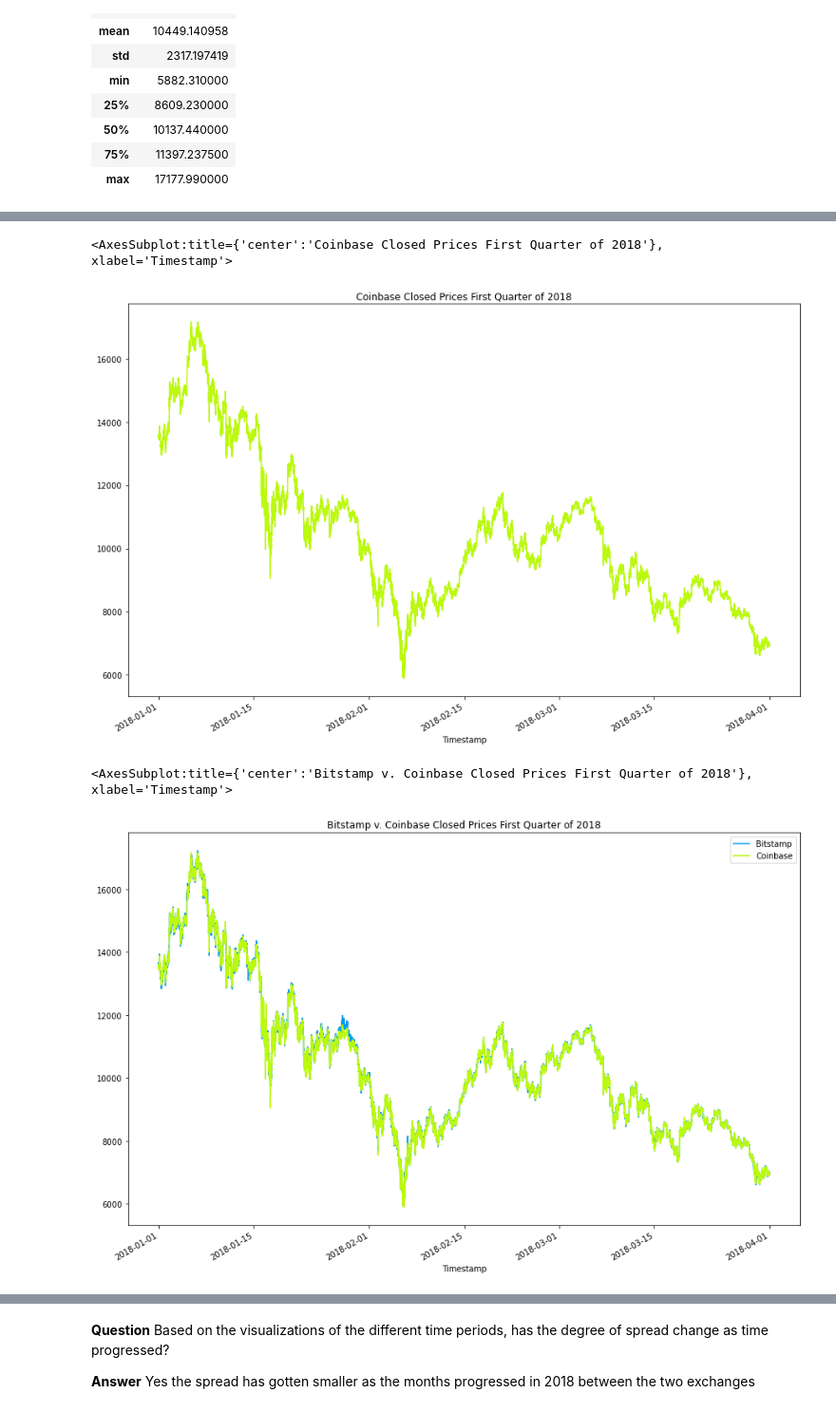
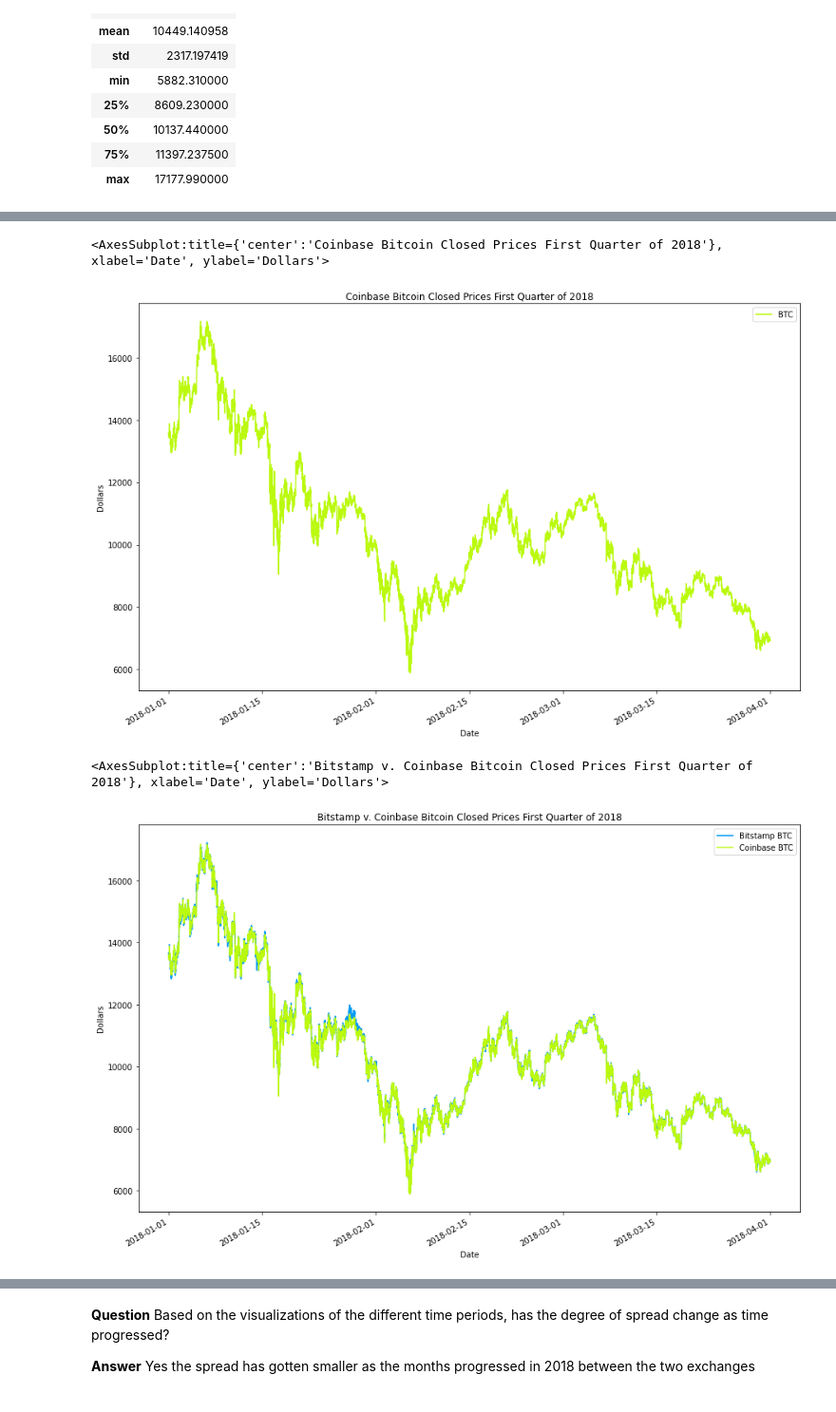
Before and after one commit to drew94591/Crypto_Arbitrage, a Jupyter notebook: crypto_arbitrage.ipynb, the cells around one changed output, grey strips where cells are left out. Shown at 95% size. Drawn from its saved outputs; the diff is of its cells as text; code cells hidden in the pictures.

```diff
--- a/crypto_arbitrage.ipynb
+++ b/crypto_arbitrage.ipynb
@@ -181,7 +181,7 @@ bitstamp.describe()
 ### Step 2: Use the `str.replace` function to remove the dollar signs ($) from the values in the Close column.
 # %%
 # Use the str.replace function to remove the dollar sign, $
-bitstamp.loc[:, "Close"] = bitstamp.loc[:, "Close"].str.replace("$", "")
+bitstamp.loc[:, "Close"] = bitstamp.loc[:, "Close"].str.replace("$", "", regex=True)
 # %%
 # Confirm $ sign has been removed
 bitstamp.head()
@@ -296,7 +296,7 @@ coinbase.describe()
 | max | 17178.000000 | 17178.000000 | 17177.990000 | 959.084903 | 1.152334e+07 | 17177.995495 |
 # %%
 # Use the str.replace function to remove the dollar sign, $
-coinbase.loc[:, "Close"] = coinbase.loc[:, "Close"].str.replace("$", "")
+coinbase.loc[:, "Close"] = coinbase.loc[:, "Close"].str.replace("$", "", regex=True)
 # %%
 # Confirm $ sign has been removed
 coinbase.head()
@@ -445,19 +445,19 @@ bitstamp_sliced["Close"].plot(figsize=(15,10), title="Bitstamp Closed Prices Fir
 # %%
 # Create a line plot for the coinbase DataFrame for the full length of time in the dataset
 # Be sure that the figure size, title, and color are tailored to each visualization
-coinbase_sliced["Close"].plot(figsize=(15, 10), title="Coinbase Closed Prices First Quarter of 2018", color="#BBF90F")
+coinbase_sliced["Close"].plot(legend=True, figsize=(15, 10), xlabel="Date", ylabel="Dollars", title="Coinbase Bitcoin Closed Prices First Quarter of 2018", color="#BBF90F", label="BTC")
 # %% [output]
-<AxesSubplot:title={'center':'Coinbase Closed Prices First Quarter of 2018'}, xlabel='Timestamp'>
+<AxesSubplot:title={'center':'Coinbase Bitcoin Closed Prices First Quarter of 2018'}, xlabel='Date', ylabel='Dollars'>
-[figure, old version]
+[figure, new version]
 # %%
 # Overlay the visualizations for the bitstamp and coinbase DataFrames in one plot
 # The plot should visualize the prices over the full lenth of the dataset
 # Be sure to include the parameters: legend, figure size, title, and color and label
-bitstamp_sliced["Close"].plot(legend=True, figsize=(15, 10), title="Bitstamp v. Coinbase Closed Prices First Quarter of 2018", color="#069AF3", label="Bitstamp")
-coinbase_sliced["Close"].plot(legend=True, figsize=(15, 10), color="#BBF90F", label="Coinbase")
+bitstamp_sliced["Close"].plot(legend=True, figsize=(15, 10), xlabel="Date", ylabel="Dollars", title="Bitstamp v. Coinbase Bitcoin Closed Prices First Quarter of 2018", color="#069AF3", label="Bitstamp BTC")
+coinbase_sliced["Close"].plot(legend=True, figsize=(15, 10), xlabel="Date", ylabel="Dollars", color="#BBF90F", label="Coinbase BTC")
 # %% [output]
-<AxesSubplot:title={'center':'Bitstamp v. Coinbase Closed Prices First Quarter of 2018'}, xlabel='Timestamp'>
+<AxesSubplot:title={'center':'Bitstamp v. Coinbase Bitcoin Closed Prices First Quarter of 2018'}, xlabel='Date', ylabel='Dollars'>
-[figure, old version]
+[figure, new version]
 # %%
 # Using the loc and plot functions, create an overlay plot that visualizes
 # the price action of both DataFrames for a one month period early in the dataset
```
Also changed, not shown: parts of 15 cells of this notebook.
